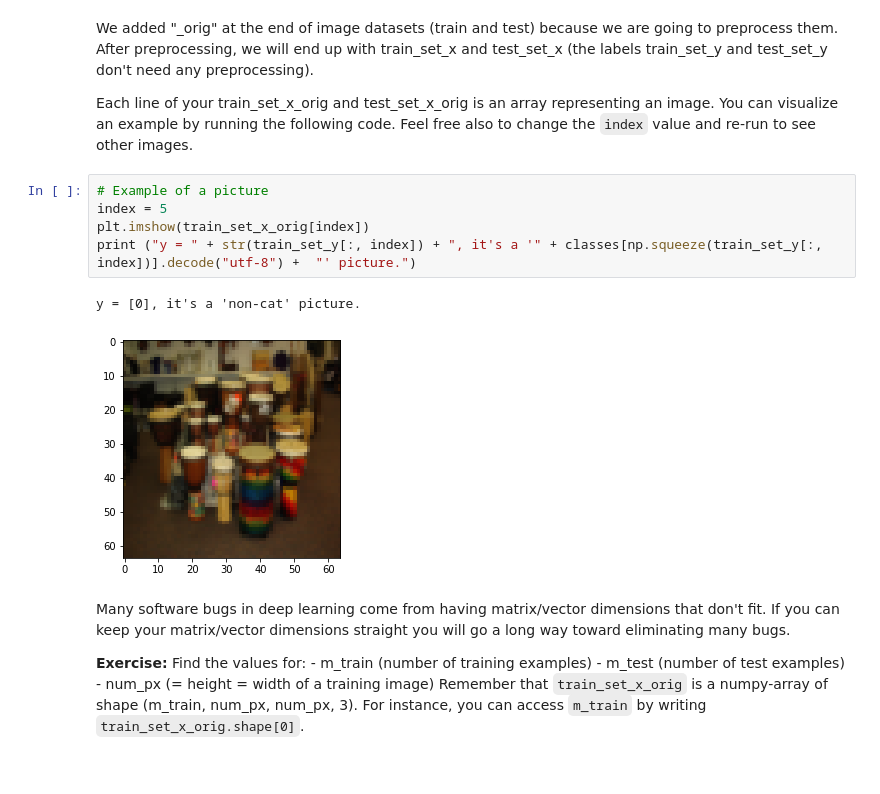
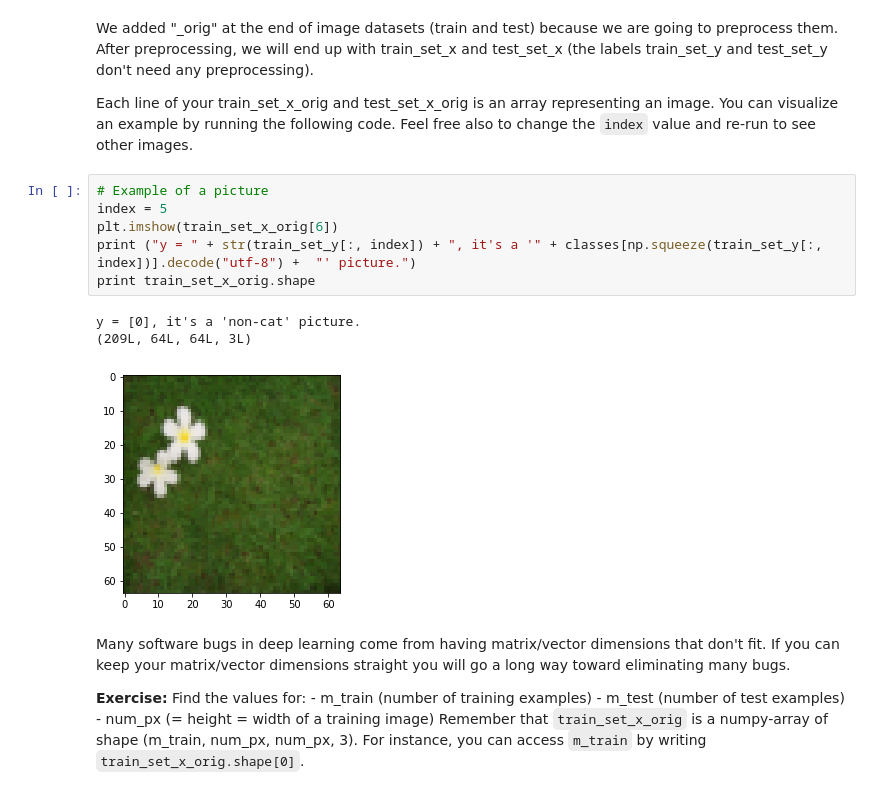
Before and after one commit to naginoa/Data-mining, a Jupyter notebook: coursera_deeplearning/第一课第二周编程作业/assignment2_2.ipynb, the cells around one changed output. Drawn from its saved outputs; the diff is of its cells as text.

```diff
--- a/coursera_deeplearning/第一课第二周编程作业/assignment2_2.ipynb
+++ b/coursera_deeplearning/第一课第二周编程作业/assignment2_2.ipynb
@@ -51,11 +51,13 @@ Each line of your train_set_x_orig and test_set_x_orig is an array representing
 # %%
 # Example of a picture
 index = 5
-plt.imshow(train_set_x_orig[index])
+plt.imshow(train_set_x_orig[6])
 print ("y = " + str(train_set_y[:, index]) + ", it's a '" + classes[np.squeeze(train_set_y[:, index])].decode("utf-8") +  "' picture.")
+print train_set_x_orig.shape
 # %% [output]
 y = [0], it's a 'non-cat' picture.
+(209L, 64L, 64L, 3L)
-[figure, old version]
+[figure, new version]
 # %% [markdown]
 Many software bugs in deep learning come from having matrix/vector dimensions that don't fit. If you can keep your matrix/vector dimensions straight you will go a long way toward eliminating many bugs.
 
```
Also changed, not shown: parts of 3 cells of this notebook.
